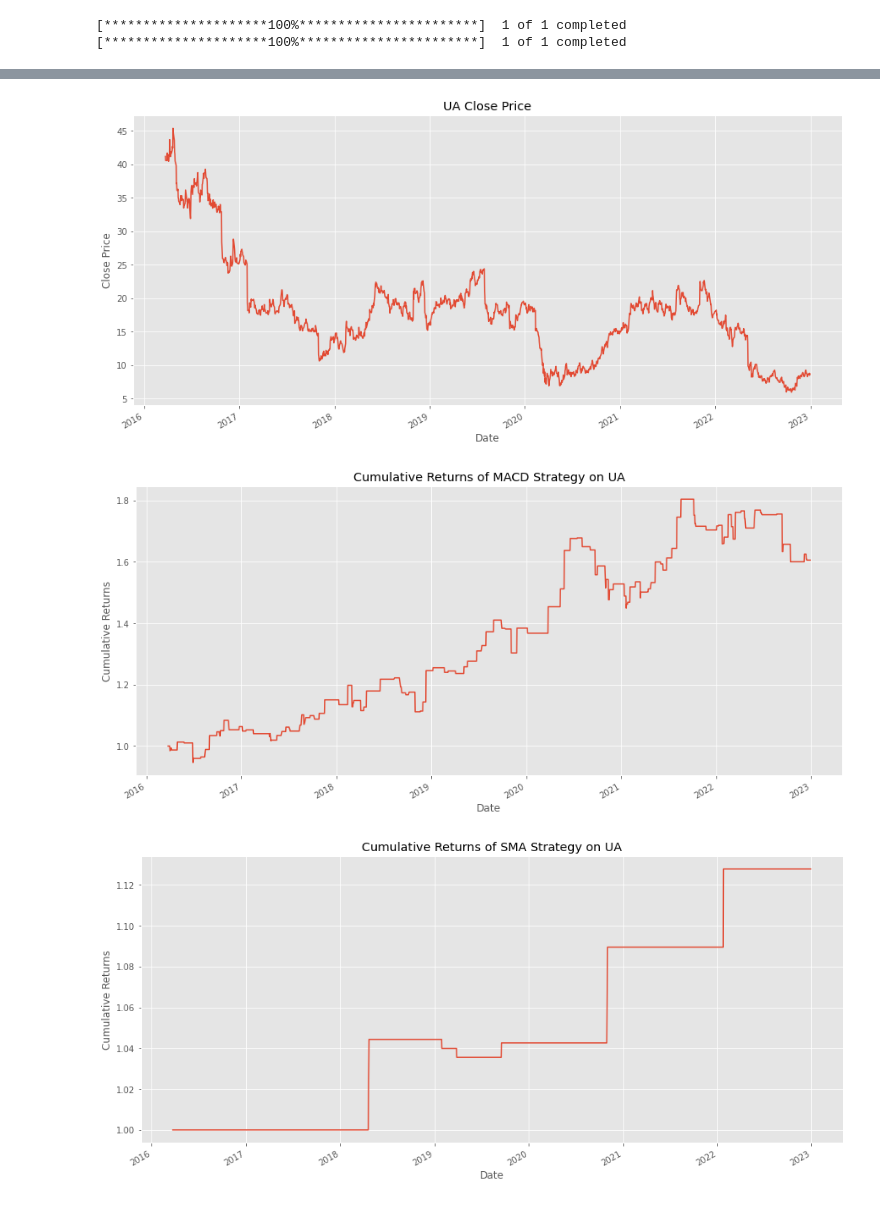
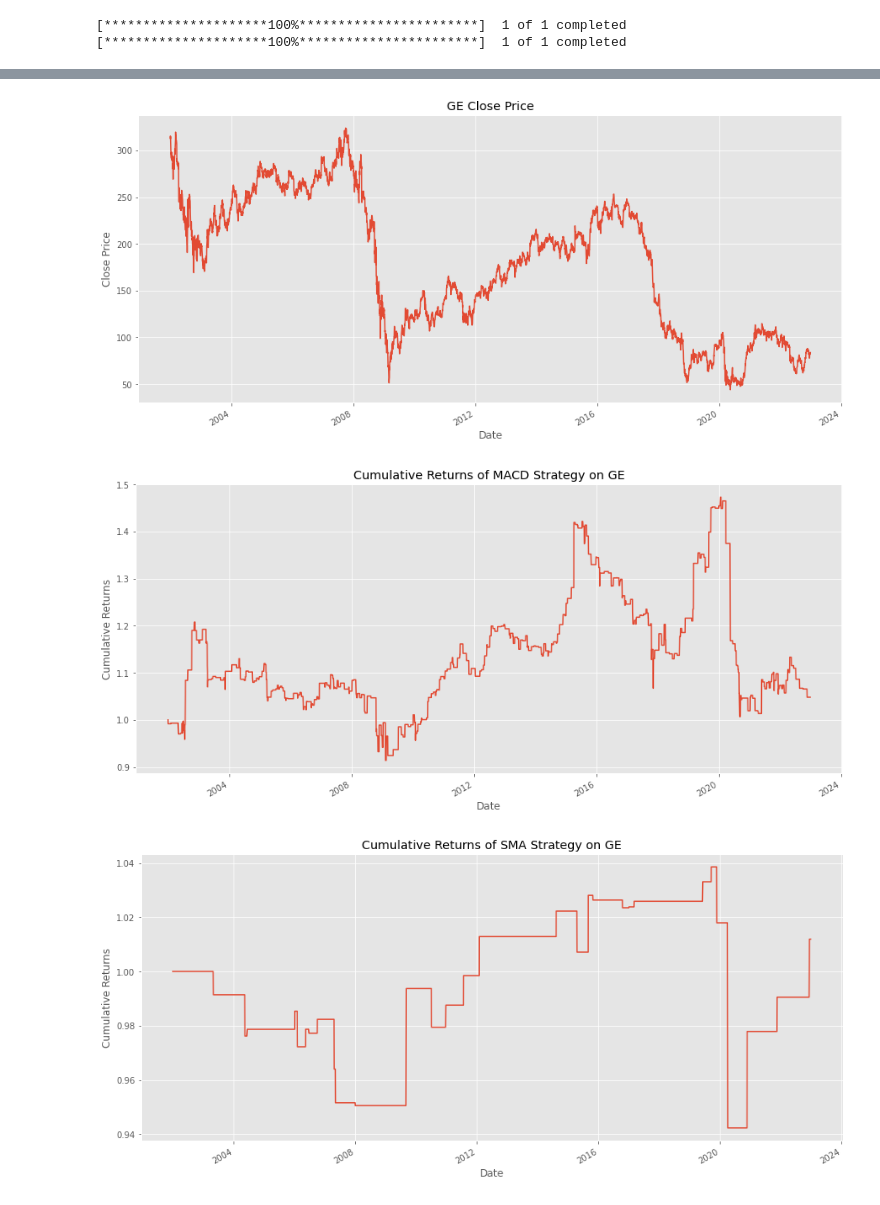
Before and after one commit to joepopop/real_time_financial_info_management, a Jupyter notebook: trading_algorithms.ipynb, the cells around one changed output, grey strips where cells are left out. Drawn from its saved outputs; the diff is of its cells as text; code cells hidden in the pictures.

```diff
--- a/trading_algorithms.ipynb
+++ b/trading_algorithms.ipynb
@@ -88,6 +88,29 @@ class Ticker():
         data.loc[data['RSI'] > 70, 'trading_signal'] = -1
         return data
 
+    def JOE(self, window=14):
+        data = self.data
+
+        data['RSI'] = self.calc_RSI()
+        data['vol_change'] = data['Volume'].pct_change()
+        data['short_ema'] = data.Close.ewm(span=5, adjust=False).mean()
+        data['long_ema'] = data.Close.ewm(span=10, adjust=False).mean()
+
+        data['trading_signal'] = 0
+
+
+        data.loc[(
+            (data['RSI'] < 30) &
+            (data['vol_change'] > 0.05),
+            'trading_signal'
+        )] = 1
+        data.loc[(
+            (data['RSI'] > 70) &
+            (data['vol_change'] > 0.05),
+            'trading_signal'
+        )] = 1
+        return data
+
     # outputs annual return for inputted model method
     def trade_return(self, model):
         model_func = getattr(self, model)
@@ -292,6 +322,6 @@ combined_table
 # %%
-ua.sum_vis(["MACD", "SMA", "RSI"])
+ge.sum_vis(["MACD", "SMA", "RSI", "JOE"])
 # %% [output]
-[figure, old version]
+[figure, new version]
-[figure, old version]
+[figure, new version]
-[figure, old version]
+[figure, new version]
```
Also changed, not shown: parts of 16 cells of this notebook.
